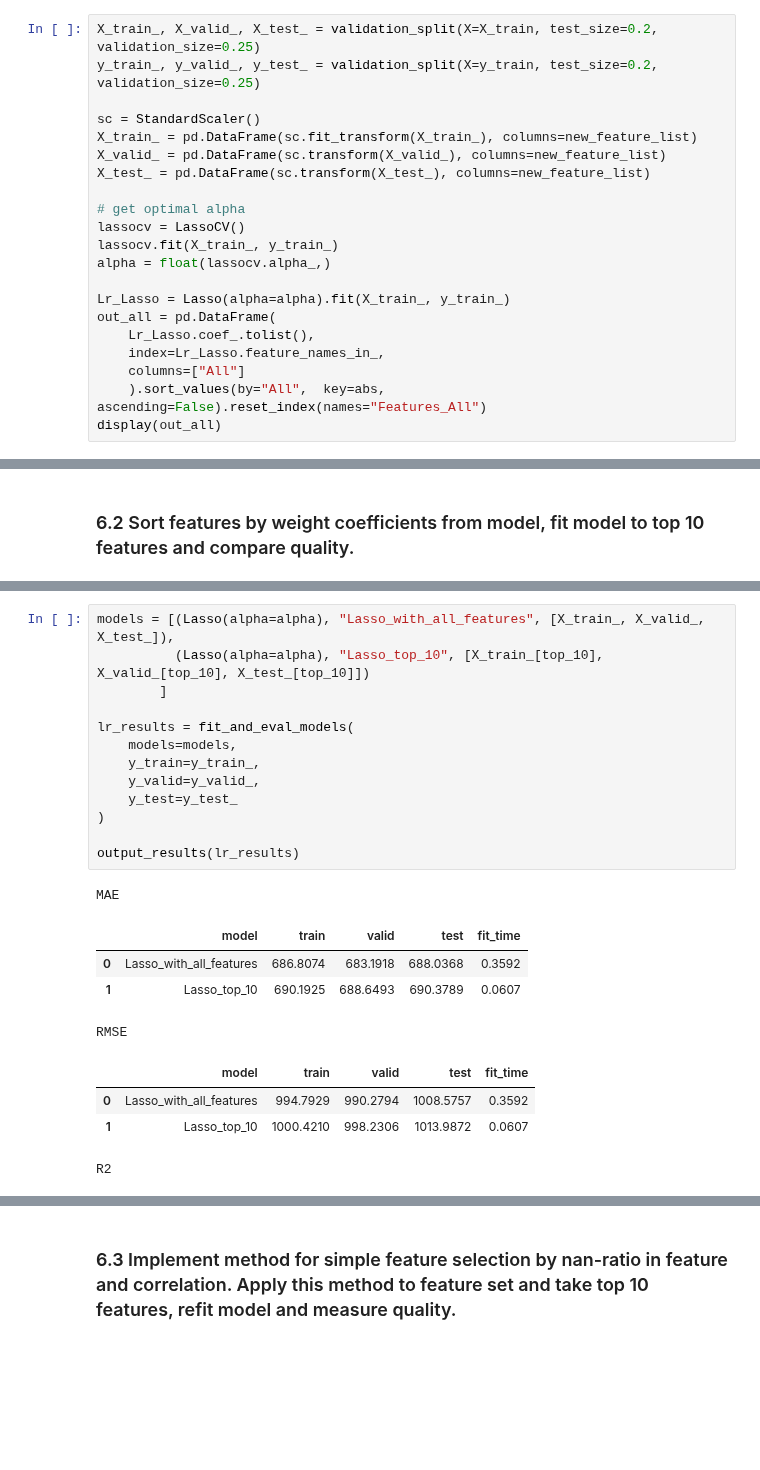
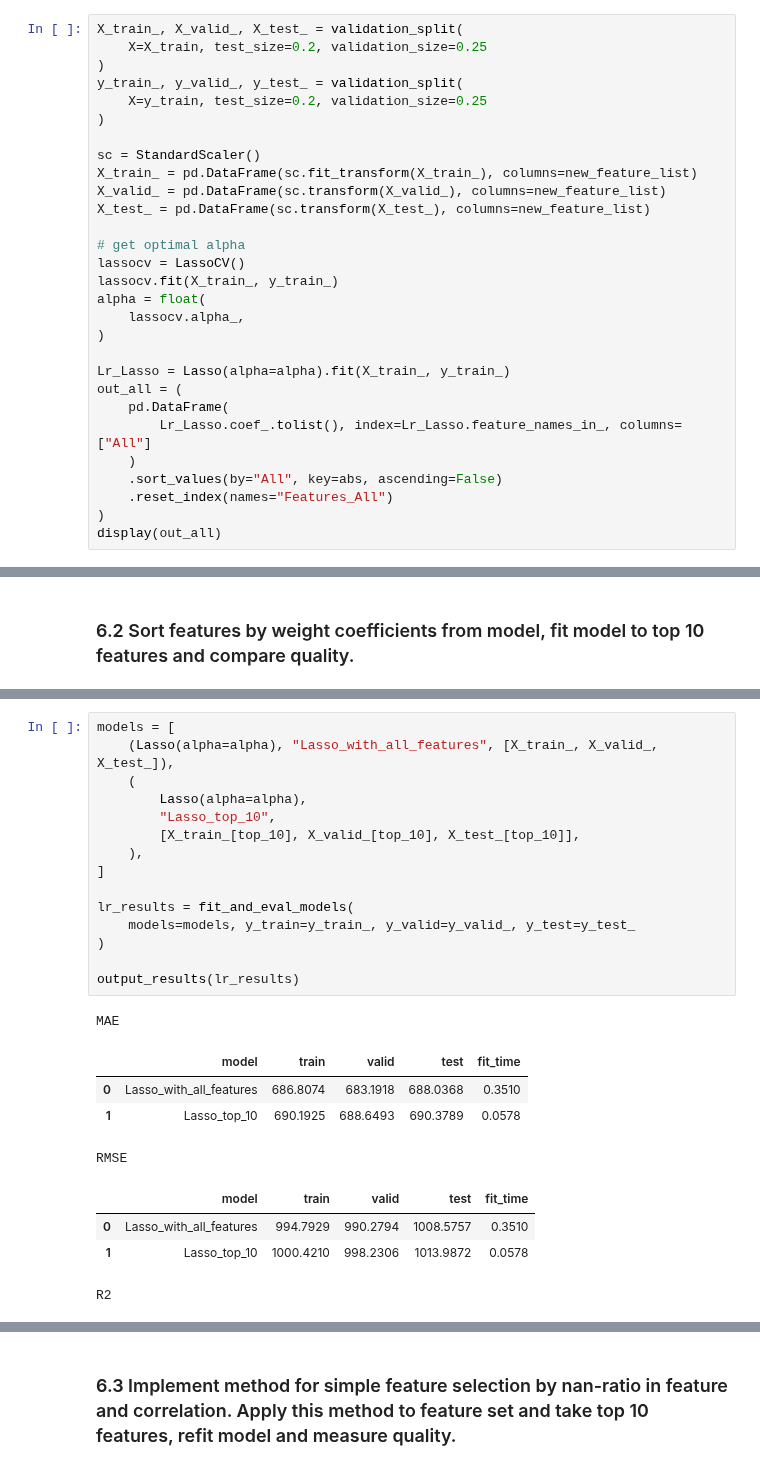
Before and after one commit to TimurOsmanov/s21, a Jupyter notebook: ML/ML.Project_3.Validation_K_fold_Feature_selection/src/rental_listing_inquiries_ML3.ipynb, the cells around one changed output, grey strips where cells are left out. Saved outputs shown, nothing was run; the diff lists cells and outputs as text; blank space fills up the shorter version.

```diff
--- a/ML/ML.Project_3.Validation_K_fold_Feature_selection/src/rental_listing_inquiries_ML3.ipynb
+++ b/ML/ML.Project_3.Validation_K_fold_Feature_selection/src/rental_listing_inquiries_ML3.ipynb
@@ -771,8 +807,12 @@ def output_results(results: dict) -> None:
 # %% [markdown]
 ### 6.1 Fit a Lasso regression model with normalized features. Use your method for splitting samples into 3 parts by field created with 60/20/20 ratio — train/validation/test.
 # %%
-X_train_, X_valid_, X_test_ = validation_split(X=X_train, test_size=0.2, validation_size=0.25)
-y_train_, y_valid_, y_test_ = validation_split(X=y_train, test_size=0.2, validation_size=0.25)
+X_train_, X_valid_, X_test_ = validation_split(
+    X=X_train, test_size=0.2, validation_size=0.25
+)
+y_train_, y_valid_, y_test_ = validation_split(
+    X=y_train, test_size=0.2, validation_size=0.25
+)
 
 sc = StandardScaler()
 X_train_ = pd.DataFrame(sc.fit_transform(X_train_), columns=new_feature_list)
@@ -782,14 +822,18 @@ X_test_ = pd.DataFrame(sc.transform(X_test_), columns=new_feature_list)
 # get optimal alpha
 lassocv = LassoCV()
 lassocv.fit(X_train_, y_train_)
-alpha = float(lassocv.alpha_,)
+alpha = float(
+    lassocv.alpha_,
+)
 
 Lr_Lasso = Lasso(alpha=alpha).fit(X_train_, y_train_)
-out_all = pd.DataFrame(
-    Lr_Lasso.coef_.tolist(),
-    index=Lr_Lasso.feature_names_in_,
-    columns=["All"]
-    ).sort_values(by="All",  key=abs, ascending=False).reset_index(names="Features_All")
+out_all = (
+    pd.DataFrame(
+        Lr_Lasso.coef_.tolist(), index=Lr_Lasso.feature_names_in_, columns=["All"]
+    )
+    .sort_values(by="All", key=abs, ascending=False)
+    .reset_index(names="Features_All")
+)
 display(out_all)
 # %% [output]
 |  | Features_All | All |
@@ -836,26 +884,28 @@ display(final_out)
 | 8 | Dishwasher | 68.034206 | HardwoodFloors | -65.018434 |
 | 9 | HardwoodFloors | -57.120369 | FitnessCenter | 53.152687 |
 # %%
-models = [(Lasso(alpha=alpha), "Lasso_with_all_features", [X_train_, X_valid_, X_test_]),
-          (Lasso(alpha=alpha), "Lasso_top_10", [X_train_[top_10], X_valid_[top_10], X_test_[top_10]])
-        ]
+models = [
+    (Lasso(alpha=alpha), "Lasso_with_all_features", [X_train_, X_valid_, X_test_]),
+    (
+        Lasso(alpha=alpha),
+        "Lasso_top_10",
+        [X_train_[top_10], X_valid_[top_10], X_test_[top_10]],
+    ),
+]
 
 lr_results = fit_and_eval_models(
-    models=models,
-    y_train=y_train_,
-    y_valid=y_valid_,
-    y_test=y_test_
+    models=models, y_train=y_train_, y_valid=y_valid_, y_test=y_test_
 )
 
 output_results(lr_results)
 # %% [output]
 MAE
 |  | model | train | valid | test | fit_time |
-| 0 | Lasso_with_all_features | 686.8074 | 683.1918 | 688.0368 | 0.3592 |
-| 1 | Lasso_top_10 | 690.1925 | 688.6493 | 690.3789 | 0.0607 |
+| 0 | Lasso_with_all_features | 686.8074 | 683.1918 | 688.0368 | 0.3510 |
+| 1 | Lasso_top_10 | 690.1925 | 688.6493 | 690.3789 | 0.0578 |
 RMSE
 |  | model | train | valid | test | fit_time |
-| 0 | Lasso_with_all_features | 994.7929 | 990.2794 | 1008.5757 | 0.3592 |
-| 1 | Lasso_top_10 | 1000.4210 | 998.2306 | 1013.9872 | 0.0607 |
+| 0 | Lasso_with_all_features | 994.7929 | 990.2794 | 1008.5757 | 0.3510 |
+| 1 | Lasso_top_10 | 1000.4210 | 998.2306 | 1013.9872 | 0.0578 |
 R2
 |  | model | train | valid | test | fit_time |
```
Also changed, not shown: parts of 34 cells of this notebook.
